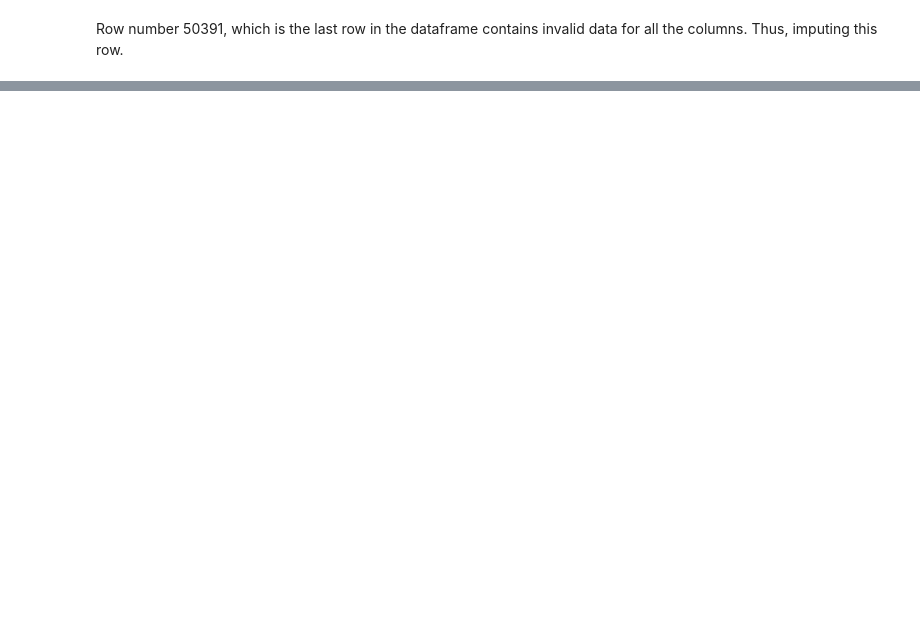
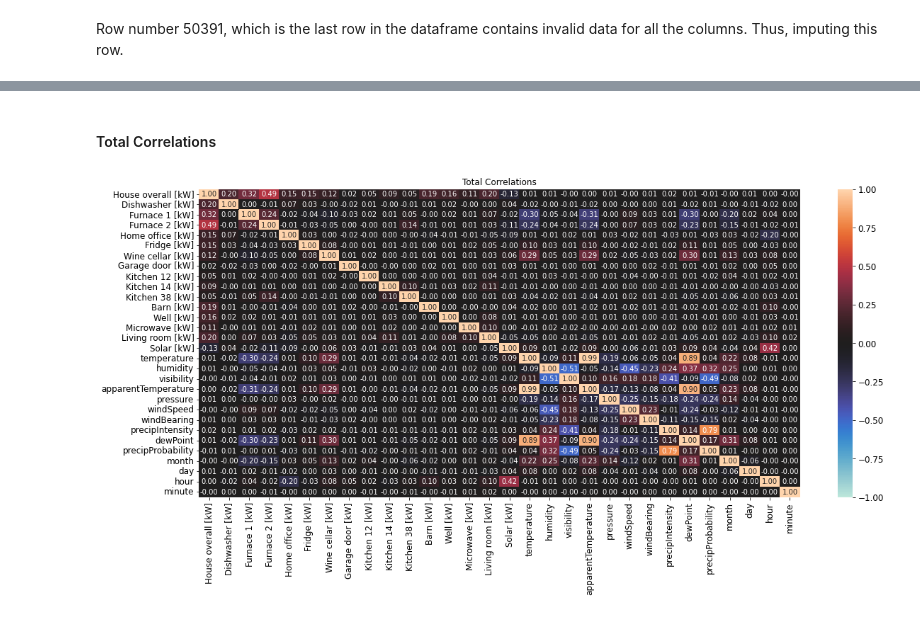
Before and after one commit to nivalf/Predict_Energy_Usage, a Jupyter notebook: predict_energy_usage.ipynb, the cells around one changed output, grey strips where cells are left out. Drawn from its saved outputs; the diff is of its cells as text; code cells hidden in the pictures; blank space fills up the shorter version.

Commit message:
Data Visualisations added

```diff
--- a/predict_energy_usage.ipynb
+++ b/predict_energy_usage.ipynb
@@ -141,4 +145,4 @@ energy_usage[energy_usage.isna().any(axis=1)]
 # %% [markdown]
 Row number 50391, which is the last row in the dataframe contains invalid data for all the columns. Thus, imputing this row.
 # %%
-energy_usage = energy_usage.drop(50391)
+energy_usage.drop(50391, inplace=True)
@@ -144,0 +162,6 @@ energy_usage = energy_usage.drop(50391)
+# %%
+#Convert Unix timestamp to datetime, use sample frequency of minutes and make it dataframe index
+energy_usage['time'] = pd.to_datetime(energy_usage['time'], unit='s')
+energy_usage['time'] = pd.DatetimeIndex(pd.date_range('2016-01-01 05:00', periods=len(energy_usage),  freq='10min'))
+energy_usage = energy_usage.set_index('time')
+energy_usage.head()
@@ -144,0 +214,8 @@ energy_usage = energy_usage.drop(50391)
+# %% [markdown]
+#### Total Correlations
+# %%
+fig = plt.subplots(figsize=(19, 8))
+sns.heatmap(energy_usage[energy_usage.columns.tolist()].corr(), annot=True, fmt='.2f', vmin=-1.0, vmax=1.0, center=0)
+plt.title('Total Correlations', fontsize=12);
+# %% [output]
+[figure, added]
```
Also changed, not shown: parts of 47 cells of this notebook.
